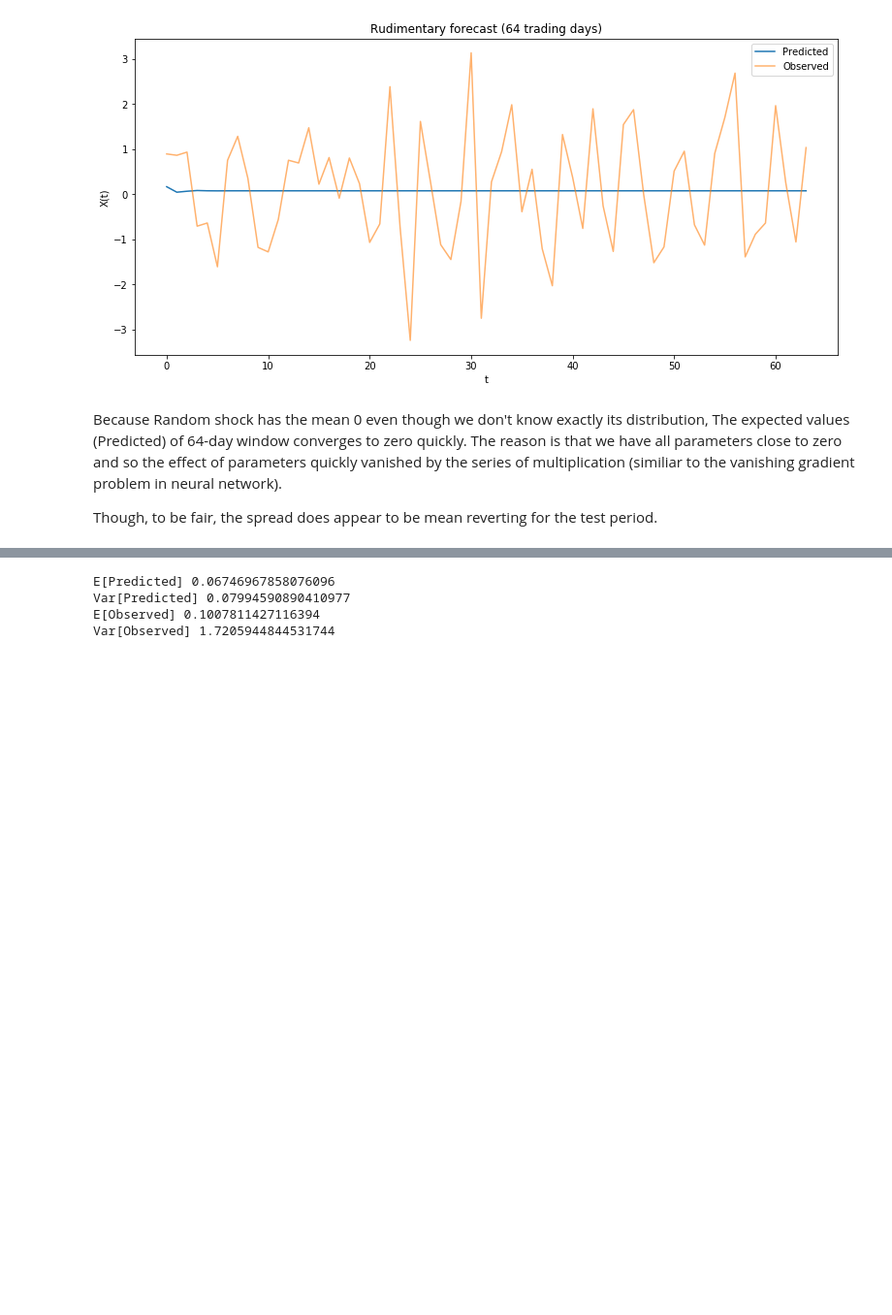
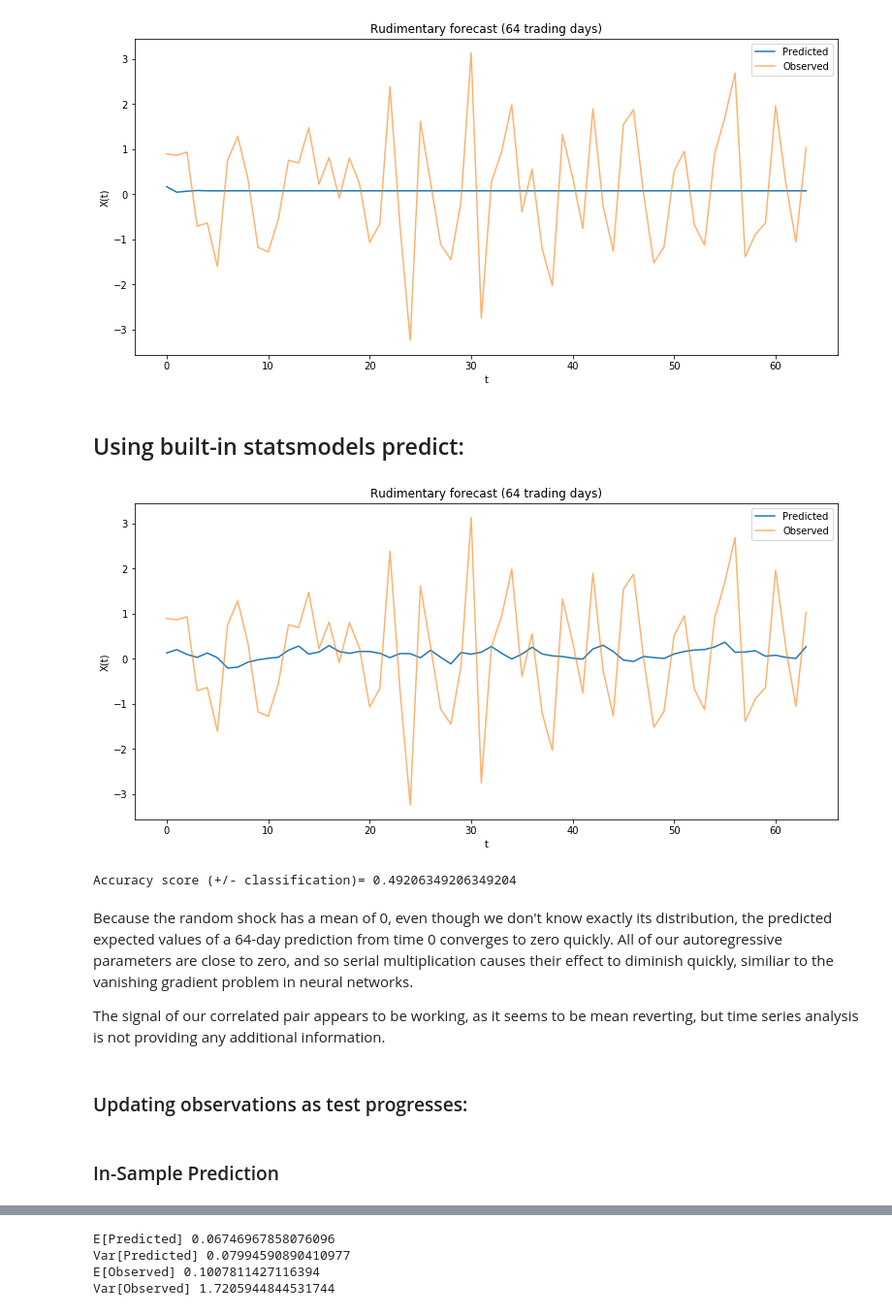
Before and after one commit to stevenkxu/TimeSeriesProject, a Jupyter notebook: 6351_Final_Project.ipynb, the cells around one changed output, grey strips where cells are left out. Shown at 97% size. Saved outputs shown, nothing was run; the diff lists cells and outputs as text; code cells hidden in the pictures; blank space fills up the shorter version.

```diff
--- a/6351_Final_Project.ipynb
+++ b/6351_Final_Project.ipynb
@@ -603,7 +586,24 @@ Var[Observed] 1.7205944844531744
 plot_prediction("Rudimentary forecast (64 trading days)", test, x_test.values)
 # %% [output]
 [figure]
+# %% [markdown]
+## Using built-in statsmodels predict:
+# %%
+test2_5 = result2.predict(start = 1, end = 64).values
+plot_prediction("Rudimentary forecast (64 trading days)", test2_5, x_test.values)
+# %% [output]
+[figure, added]
+# %%
+test2_5a = np.array(test2_5)
+pred_move = test2_5a[1:] > test2_5a[:-1]
+observed_move = x_test.values[1:] > x_test.values[:-1]
+accuracy = np.equal(pred_move,observed_move).sum() / len(pred_move)
+print('Accuracy score (+/- classification)=', accuracy)
+# %% [output]
+Accuracy score (+/- classification)= 0.49206349206349204
 # %% [markdown]
-Because Random shock has the mean 0 even though we don't know exactly its distribution, The expected values (Predicted) of 64-day window converges to zero quickly. The reason is that we have all parameters close to zero and so the effect of parameters quickly vanished by the series of multiplication (similiar to the vanishing gradient problem in neural network).
+Because the random shock has a mean of 0,  even though we don't know exactly its distribution, the predicted expected values of a 64-day prediction from time 0 converges to zero quickly. All of our autoregressive parameters are close to zero, and so serial multiplication causes their effect to diminish quickly, similiar to the vanishing gradient problem in neural networks.
 
-Though, to be fair, the spread does appear to be mean reverting for the test period.
+The signal of our correlated pair appears to be working, as it seems to be mean reverting, but time series analysis is not providing any additional information.
+# %% [markdown]
+### Updating observations as test progresses:
@@ -609,0 +630,2 @@ Though, to be fair, the spread does appear to be mean reverting for the test per
+# %% [markdown]
+### In-Sample Prediction
```
Also changed, not shown: parts of 16 cells of this notebook.
